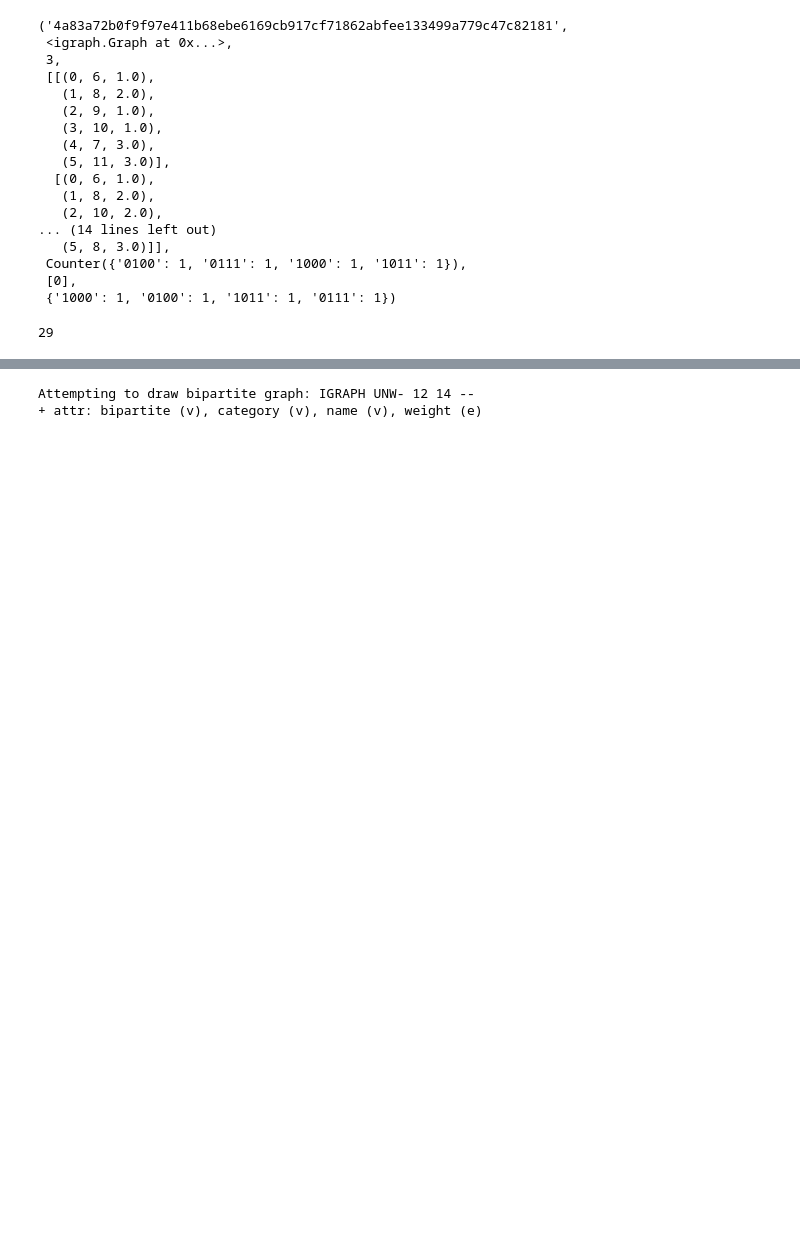
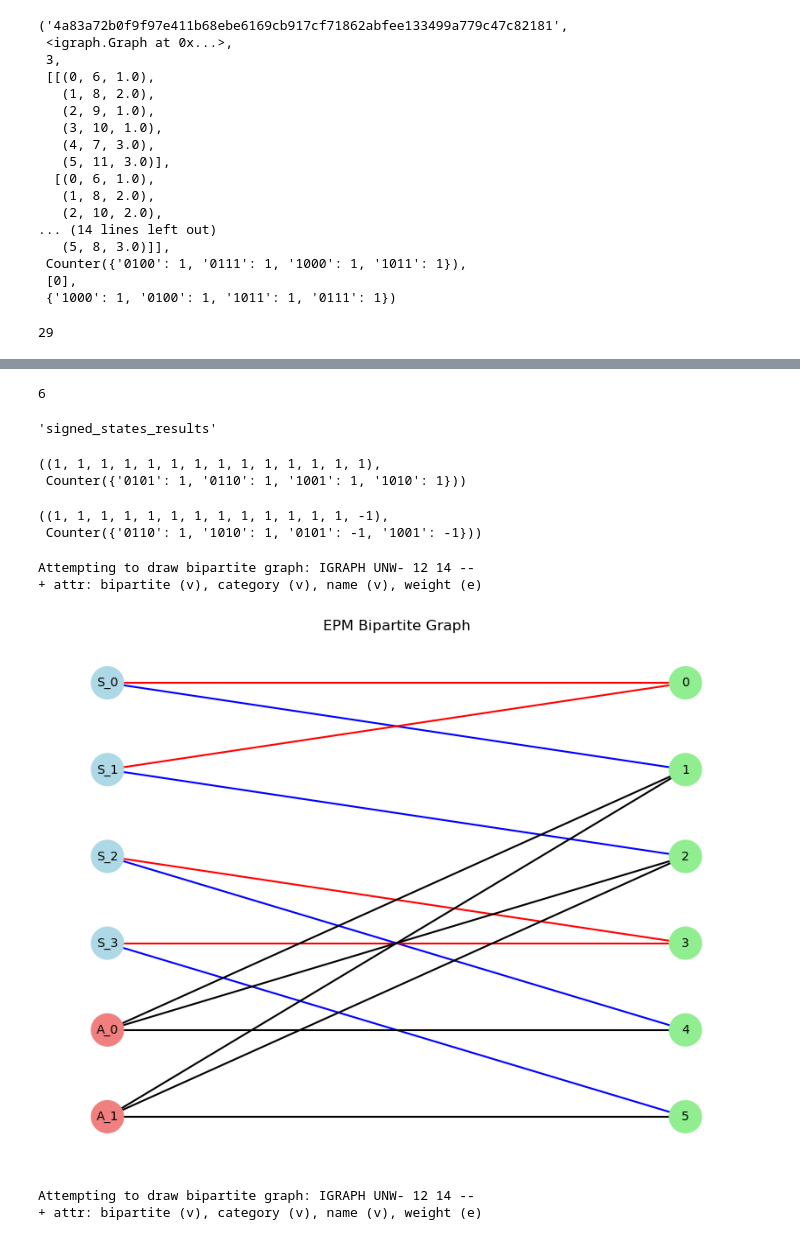
Before and after one commit to KIMJAEHEE0821/LQN_v2, a Jupyter notebook: improved_code_using_gemini_parallel/load_results.ipynb, the cells around one changed output, grey strips where cells are left out. Saved outputs shown, nothing was run; the diff lists cells and outputs as text; code cells hidden in the pictures; blank space fills up the shorter version.

Commit message:
calculate_all_signed_states

```diff
--- a/improved_code_using_gemini_parallel/load_results.ipynb
+++ b/improved_code_using_gemini_parallel/load_results.ipynb
@@ -154,5 +154,5 @@ result_dict[list(result_dict.keys())[0]][0][1]
 # %%
 # 예제 2: 여러 상태 검색 (특정 비트 위치만 플립)
 target_states = ['0000', '1100', '0011', '1111']
-results = check_quantum_states_with_bit_flips(result_dict, target_states, bit_flip_positions=None, exact_num_states=4)
+filtered_results = check_quantum_states_with_bit_flips(result_dict, target_states, bit_flip_positions=None, exact_num_states=4)
 # %%
@@ -180,2 +180,4 @@ len(results)
 # %% [output]
 29
+# %%
+final_analysis_output = perform_final_signed_analysis(filtered_results)
@@ -182,3 +222,27 @@ len(results)
+# %%
+len(list(final_analysis_output[0].keys()))
+# %% [output]
+6
+# %%
+list(final_analysis_output[0].keys())[5]
+# %% [output]
+'signed_states_results'
+# %%
+final_analysis_output[0][list(final_analysis_output[0].keys())[5]][0]
+# %% [output]
+((1, 1, 1, 1, 1, 1, 1, 1, 1, 1, 1, 1, 1, 1),
+ Counter({'0101': 1, '0110': 1, '1001': 1, '1010': 1}))
+# %%
+final_analysis_output[0][list(final_analysis_output[0].keys())[5]][1]
+# %% [output]
+((1, 1, 1, 1, 1, 1, 1, 1, 1, 1, 1, 1, 1, -1),
+ Counter({'0110': 1, '1010': 1, '0101': -1, '1001': -1}))
+# %%
+Draw_EPM_bipartite_graph(final_analysis_output[0][list(final_analysis_output[0].keys())[2]])
+# %% [output]
+Attempting to draw bipartite graph: IGRAPH UNW- 12 14 --
++ attr: bipartite (v), category (v), name (v), weight (e)
+[figure, added]
 # %%
 Draw_EPM_bipartite_graph(results[1][1])
 # %% [output]
```
Also changed, not shown: parts of 4 cells of this notebook, 2 other files.
